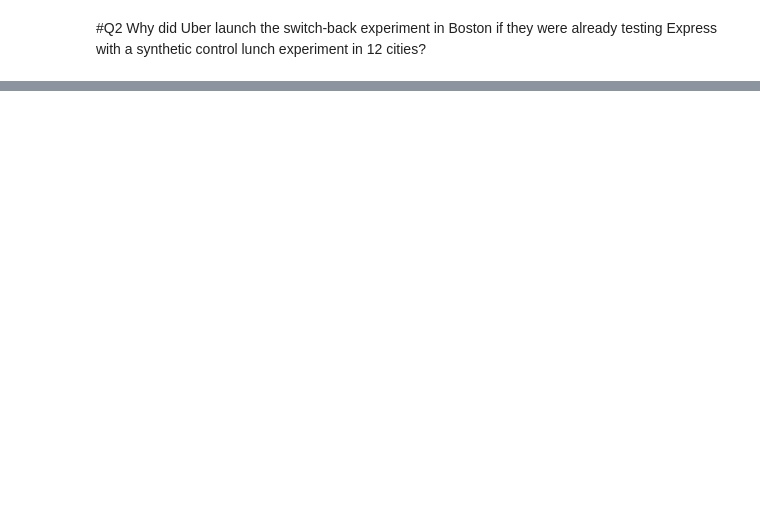
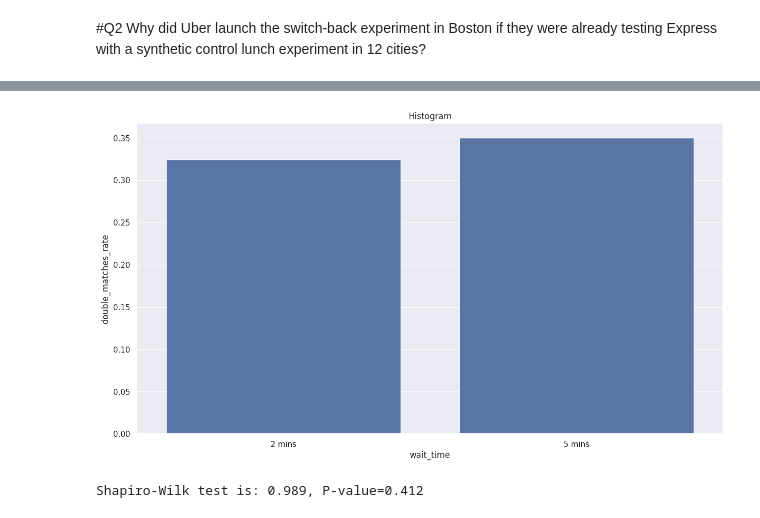
Before and after one commit to eric-pding/RSM8415-Service-Analytics, a Jupyter notebook: 1_Uber_Case.ipynb, the cells around one changed output, grey strips where cells are left out. Drawn from its saved outputs; the diff is of its cells as text; code cells hidden in the pictures; blank space fills up the shorter version.

```diff
--- a/1_Uber_Case.ipynb
+++ b/1_Uber_Case.ipynb
@@ -19,0 +23,3 @@ The due date for submission is on Friday, March 1st at 11:59 am. Late submission
+# %%
+url = "https://github.com/eric-pding/RSM8415-Service-Analytics/raw/main/Case1/uber.xlsx"
+df_raw = pd.read_excel(url, sheet_name ='Switchbacks')
@@ -117,0 +74,16 @@ contribution_rate
+# %%
+df_q3 = df_raw.groupby(['wait_time'])['trips_express_pool','trips_pool','total_matches','total_double_matches'].sum().reset_index()
+df_q3['total_ride'] = df_q3['trips_express_pool'] + df_q3['trips_pool']
+df_q3['double_matches_rate'] = df_q3['total_double_matches']/df_q3['total_ride']
+sns.barplot(y=df_q3['double_matches_rate'],x=df_q3['wait_time'])
+plt.title('Histogram')
+plt.show()
+# %% [output]
+[figure, added]
+# %%
+
+df = df_raw.copy()
+df['total_ride'] = df_raw['trips_express_pool'] + df_raw['trips_pool']
+df['double_matches_rate'] = df['total_double_matches']/df['total_ride']
+# %% [output]
+Shapiro-Wilk test is: 0.989, P-value=0.412
```
Also changed, not shown: parts of 39 cells of this notebook.
